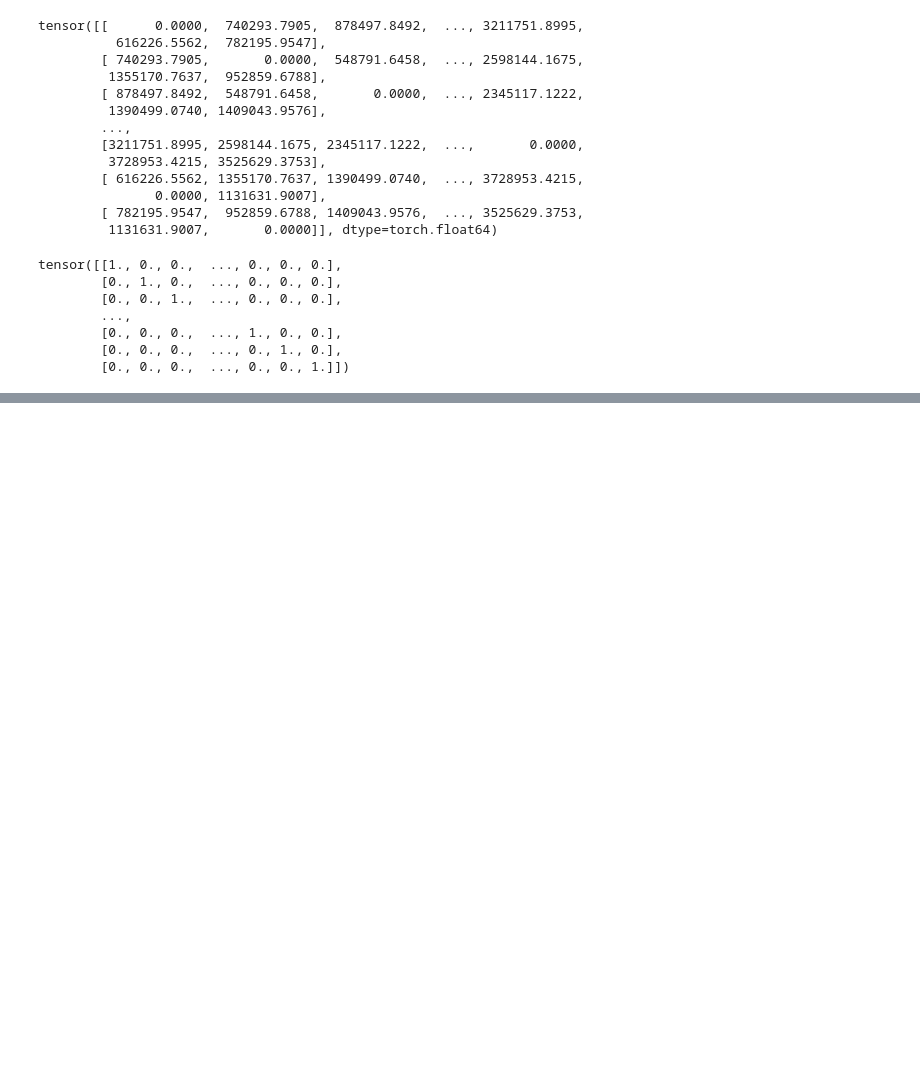
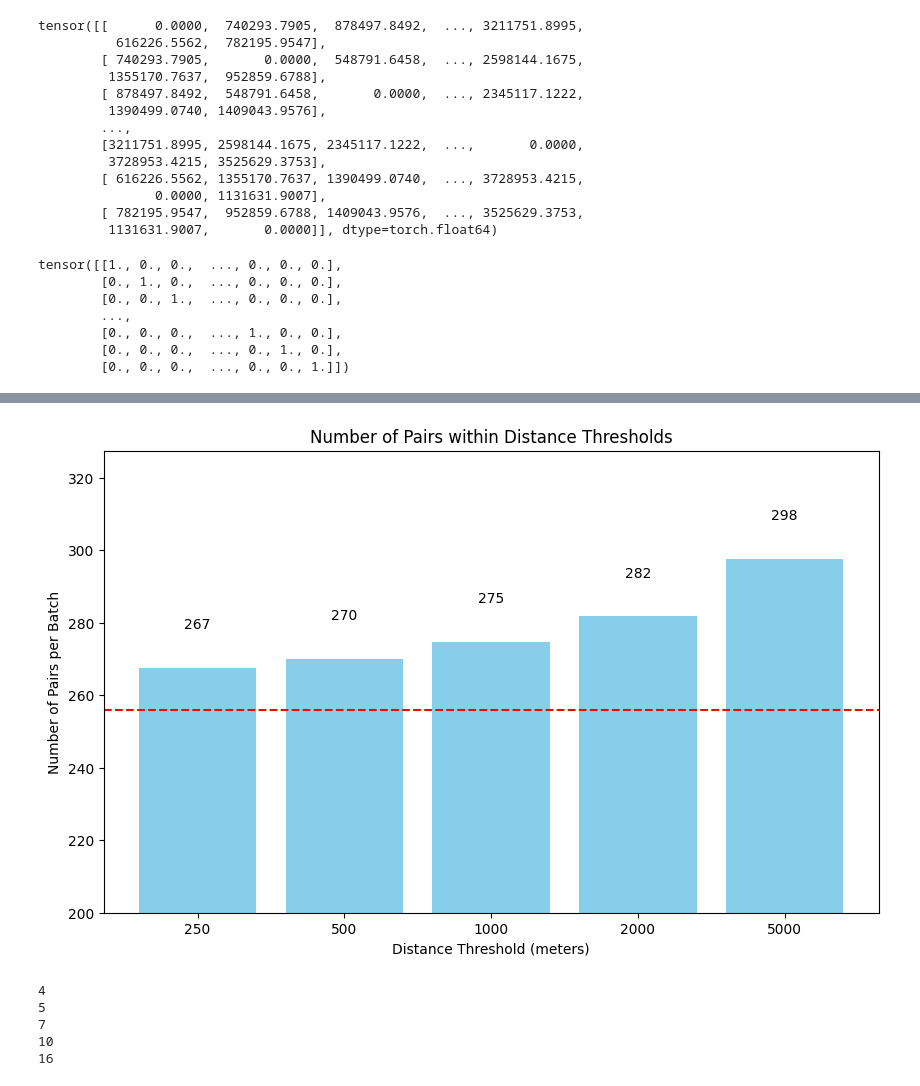
Before and after one commit to dcher95/Sat2Habitat, a Jupyter notebook: playground/haversine_masking.ipynb, the cells around one changed output, grey strips where cells are left out. Drawn from its saved outputs; the diff is of its cells as text; code cells hidden in the pictures; blank space fills up the shorter version.

```diff
--- a/playground/haversine_masking.ipynb
+++ b/playground/haversine_masking.ipynb
@@ -59,0 +120,3 @@ tensor([[1., 0., 0.,  ..., 0., 0., 0.],
+# %%
+train_ds = SatHabData(im_dir, train_csv_path)
+train_dataloader = DataLoader(train_ds, batch_size=config.batch_size, shuffle=True)
@@ -59,0 +134,13 @@ tensor([[1., 0., 0.,  ..., 0., 0., 0.],
+# %%
+thresholds = [250, 500, 1000, 2000, 5000]
+results = []
+
+# Loop through batches and save results
+for epoch in range(1):
+    for i, batch in enumerate(train_dataloader):
+        _, _, coords = batch
+        coords = coords.to('cuda')  # Ensure coords are on the right device
+        counts = count_pairs_within_thresholds(coords, thresholds)
+
+        results.append({'batch': i + 1, 'counts': counts})
+        print(f"Batch {i+1}: {counts}")
@@ -59,0 +165,36 @@ tensor([[1., 0., 0.,  ..., 0., 0., 0.],
+# %%
+# Aggregate counts across all batches
+aggregated_counts = {str(threshold): 0 for threshold in thresholds}
+for batch_result in results:
+    for threshold, count in batch_result['counts'].items():
+        aggregated_counts[str(threshold)] += count
+
+# Plotting
+thresholds_str = [str(threshold) for threshold in thresholds]
+counts_per_batch = [aggregated_counts[th] / len(results) for th in thresholds_str]
+
+plt.figure(figsize=(10, 6))
+bars = plt.bar(thresholds_str, counts_per_batch, color='skyblue')
+plt.axhline(y=config.batch_size, color='red', linestyle='--', label=f'Batch Size ({config.batch_size})')
+for bar in bars:
+    height = bar.get_height()
+    plt.text(bar.get_x() + bar.get_width() / 2, height + 10, f'{round(height)}', ha='center', va='bottom', fontsize=10)
+
+# Configure axis
+plt.ylim(200, max(counts_per_batch) * 1.1)  # Start y-axis at 200 and scale up a bit for aesthetics
+
+plt.xlabel("Distance Threshold (meters)")
+plt.ylabel("Number of Pairs per Batch")
+plt.title("Number of Pairs within Distance Thresholds")
+plt.show()
+# %% [output]
+[figure, added]
+# %%
+for cnt in counts_per_batch:
+    print(round(100 * (cnt / config.batch_size - 1)))
+# %% [output]
+4
+5
+7
+10
+16
```
Also changed, not shown: parts of 9 cells of this notebook, 5 other files.
